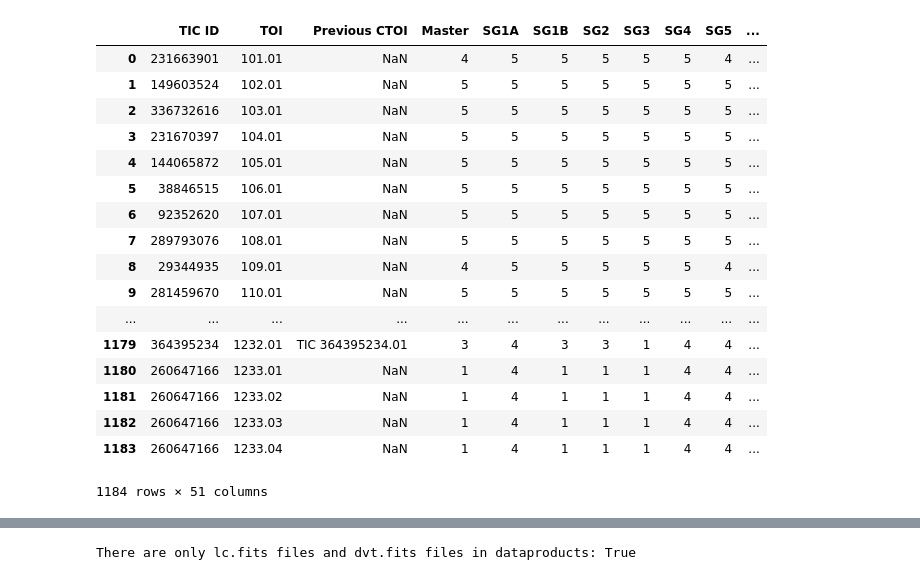
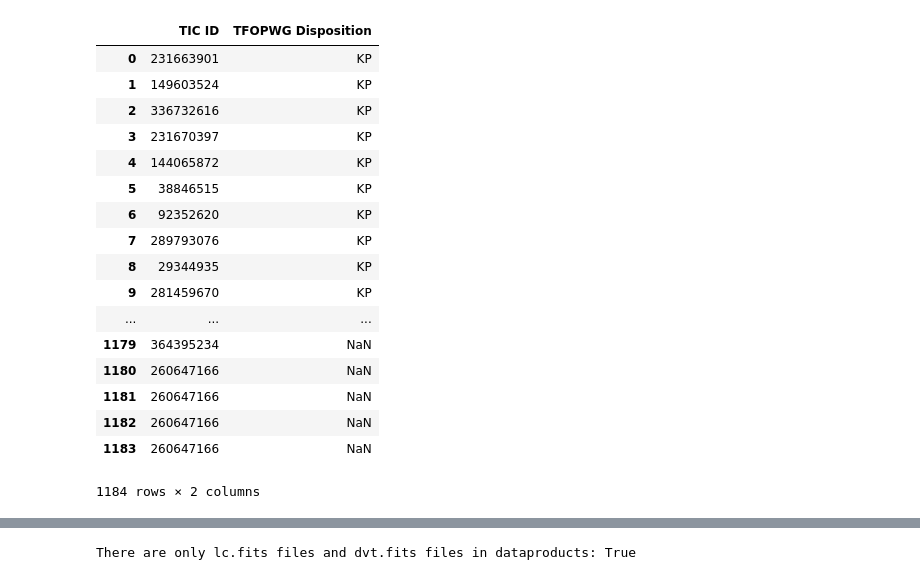
Before and after one commit to build-week-findingtess/Data-Science, a Jupyter notebook: Notebooks/Getting TESS Data.ipynb, the cells around one changed output, grey strips where cells are left out. Saved outputs shown, nothing was run; the diff lists cells and outputs as text; code cells hidden in the pictures.

```diff
--- a/Notebooks/Getting TESS Data.ipynb
+++ b/Notebooks/Getting TESS Data.ipynb
@@ -1,29 +1,32 @@
 # %%
 import pandas as pd
 
 # Getting labelled TESS Objects of Interest dataframe from Caltech:
 toi = pd.read_csv('https://exofop.ipac.caltech.edu/tess/' +
                   'download_toi.php?sort=toi&output=csv')
+
+# Isolating TIC IDs and TFOPWG Disposition values to use as target:
+toi = toi[['TIC ID', 'TFOPWG Disposition']]
 toi
 # %% [output]
-|  | TIC ID | TOI | Previous CTOI | Master | SG1A | SG1B | SG2 | SG3 | SG4 | SG5 | ... |
-| 0 | 231663901 | 101.01 | NaN | 4 | 5 | 5 | 5 | 5 | 5 | 4 | ... |
-| 1 | 149603524 | 102.01 | NaN | 5 | 5 | 5 | 5 | 5 | 5 | 5 | ... |
-| 2 | 336732616 | 103.01 | NaN | 5 | 5 | 5 | 5 | 5 | 5 | 5 | ... |
-| 3 | 231670397 | 104.01 | NaN | 5 | 5 | 5 | 5 | 5 | 5 | 5 | ... |
-| 4 | 144065872 | 105.01 | NaN | 5 | 5 | 5 | 5 | 5 | 5 | 5 | ... |
-| 5 | 38846515 | 106.01 | NaN | 5 | 5 | 5 | 5 | 5 | 5 | 5 | ... |
-| 6 | 92352620 | 107.01 | NaN | 5 | 5 | 5 | 5 | 5 | 5 | 5 | ... |
-| 7 | 289793076 | 108.01 | NaN | 5 | 5 | 5 | 5 | 5 | 5 | 5 | ... |
-| 8 | 29344935 | 109.01 | NaN | 4 | 5 | 5 | 5 | 5 | 5 | 4 | ... |
-| 9 | 281459670 | 110.01 | NaN | 5 | 5 | 5 | 5 | 5 | 5 | 5 | ... |
-| ... | ... | ... | ... | ... | ... | ... | ... | ... | ... | ... | ... |
-| 1179 | 364395234 | 1232.01 | TIC 364395234.01 | 3 | 4 | 3 | 3 | 1 | 4 | 4 | ... |
-| 1180 | 260647166 | 1233.01 | NaN | 1 | 4 | 1 | 1 | 1 | 4 | 4 | ... |
-| 1181 | 260647166 | 1233.02 | NaN | 1 | 4 | 1 | 1 | 1 | 4 | 4 | ... |
-| 1182 | 260647166 | 1233.03 | NaN | 1 | 4 | 1 | 1 | 1 | 4 | 4 | ... |
-| 1183 | 260647166 | 1233.04 | NaN | 1 | 4 | 1 | 1 | 1 | 4 | 4 | ... |
+|  | TIC ID | TFOPWG Disposition |
+| 0 | 231663901 | KP |
+| 1 | 149603524 | KP |
+| 2 | 336732616 | KP |
+| 3 | 231670397 | KP |
+| 4 | 144065872 | KP |
+| 5 | 38846515 | KP |
+| 6 | 92352620 | KP |
+| 7 | 289793076 | KP |
+| 8 | 29344935 | KP |
+| 9 | 281459670 | KP |
+| ... | ... | ... |
+| 1179 | 364395234 | NaN |
+| 1180 | 260647166 | NaN |
+| 1181 | 260647166 | NaN |
+| 1182 | 260647166 | NaN |
+| 1183 | 260647166 | NaN |
-1184 rows × 51 columns
+1184 rows × 2 columns
 # %%
 from astroquery.mast import Catalogs
 from astropy.table import Table
```
Also changed, not shown: parts of 5 cells of this notebook, 3 other files.
